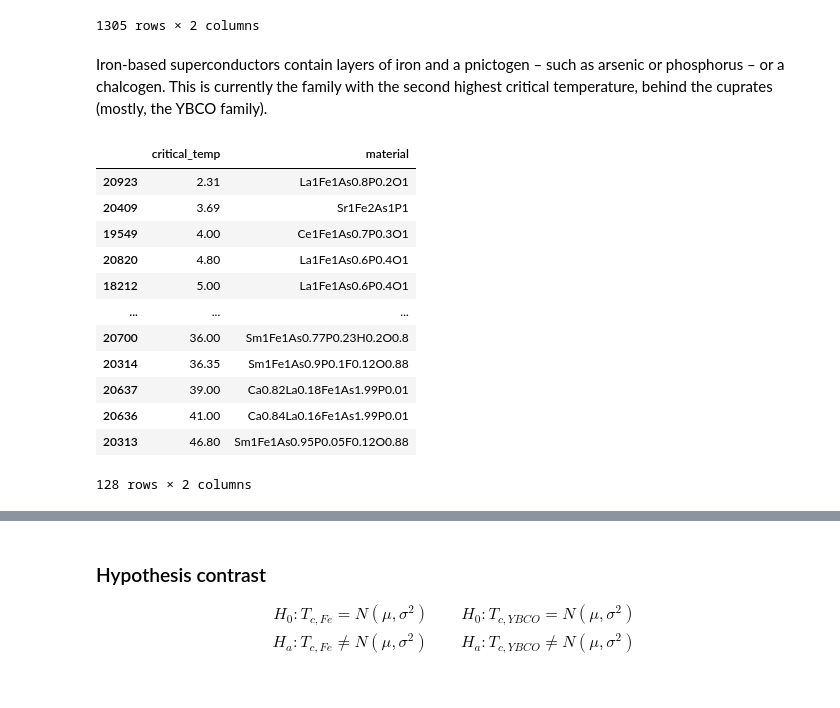
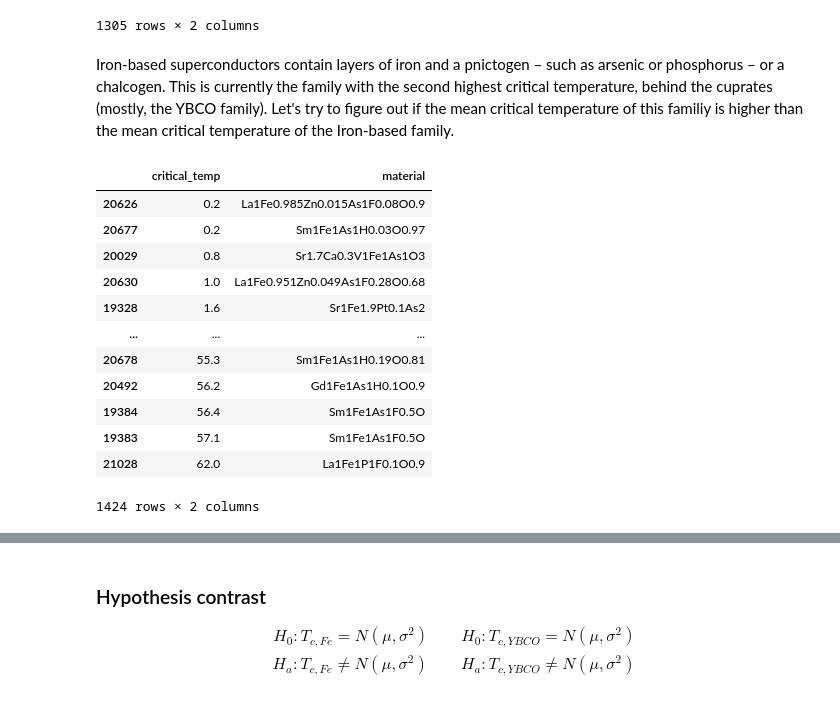
Before and after one commit to JoseBCN91/ITACADEMY-, a Jupyter notebook: Sprint5/hipotesis_testing/T05 M01.ipynb, the cells around one changed output, grey strips where cells are left out. Cells and saved outputs as stored; diff of their text form; code cells hidden in the pictures.

```diff
--- a/Sprint5/hipotesis_testing/T05 M01.ipynb
+++ b/Sprint5/hipotesis_testing/T05 M01.ipynb
@@ -301,24 +301,24 @@ YBCO[['critical_temp','material']].sort_values(by=['critical_temp'])
 | 98 | 130.0 | Y1Ba2Cu3O7 |
 1305 rows × 2 columns
 # %% [markdown]
-Iron-based superconductors contain layers of iron and a pnictogen – such as arsenic or phosphorus – or a chalcogen. This is currently the family with the second highest critical temperature, behind the cuprates (mostly, the YBCO family).
+Iron-based superconductors contain layers of iron and a pnictogen – such as arsenic or phosphorus – or a chalcogen. This is currently the family with the second highest critical temperature, behind the cuprates (mostly, the YBCO family). Let's try to figure out if the mean critical temperature of this familiy is higher than the mean critical temperature of the Iron-based family.
 # %%
-Iron_family=result[(result['Fe']!=0.0) &(result['As']!=0.0) &(result['P']!=0.0)]
+Iron_family=result[(result['Fe']!=0.0) & ((result['As']!=0.0)|(result['P']!=0.0))]
 Iron_family[['critical_temp','material']].sort_values(by=['critical_temp'])
 # %% [output]
 |  | critical_temp | material |
-| 20923 | 2.31 | La1Fe1As0.8P0.2O1 |
-| 20409 | 3.69 | Sr1Fe2As1P1 |
-| 19549 | 4.00 | Ce1Fe1As0.7P0.3O1 |
-| 20820 | 4.80 | La1Fe1As0.6P0.4O1 |
-| 18212 | 5.00 | La1Fe1As0.6P0.4O1 |
+| 20626 | 0.2 | La1Fe0.985Zn0.015As1F0.08O0.9 |
+| 20677 | 0.2 | Sm1Fe1As1H0.03O0.97 |
+| 20029 | 0.8 | Sr1.7Ca0.3V1Fe1As1O3 |
+| 20630 | 1.0 | La1Fe0.951Zn0.049As1F0.28O0.68 |
+| 19328 | 1.6 | Sr1Fe1.9Pt0.1As2 |
 | ... | ... | ... |
-| 20700 | 36.00 | Sm1Fe1As0.77P0.23H0.2O0.8 |
-| 20314 | 36.35 | Sm1Fe1As0.9P0.1F0.12O0.88 |
-| 20637 | 39.00 | Ca0.82La0.18Fe1As1.99P0.01 |
-| 20636 | 41.00 | Ca0.84La0.16Fe1As1.99P0.01 |
-| 20313 | 46.80 | Sm1Fe1As0.95P0.05F0.12O0.88 |
+| 20678 | 55.3 | Sm1Fe1As1H0.19O0.81 |
+| 20492 | 56.2 | Gd1Fe1As1H0.1O0.9 |
+| 19384 | 56.4 | Sm1Fe1As1F0.5O |
+| 19383 | 57.1 | Sm1Fe1As1F0.5O |
+| 21028 | 62.0 | La1Fe1P1F0.1O0.9 |
-128 rows × 2 columns
+1424 rows × 2 columns
 # %%
 fig, axs = plt.subplots(nrows=1, ncols=2, figsize=(15,5))
 sns.boxplot(x=Iron_family['critical_temp'], ax=axs[0])
```
Also changed, not shown: parts of 16 cells of this notebook.
